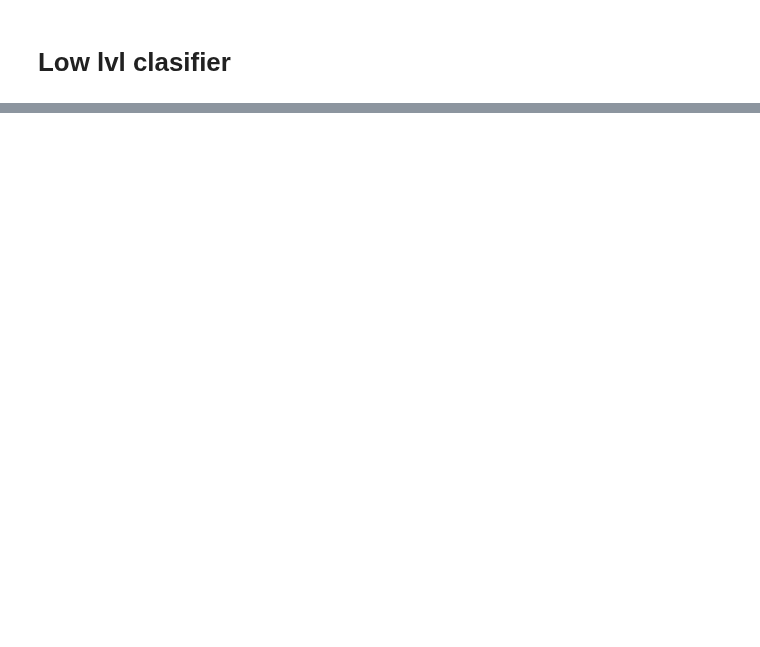
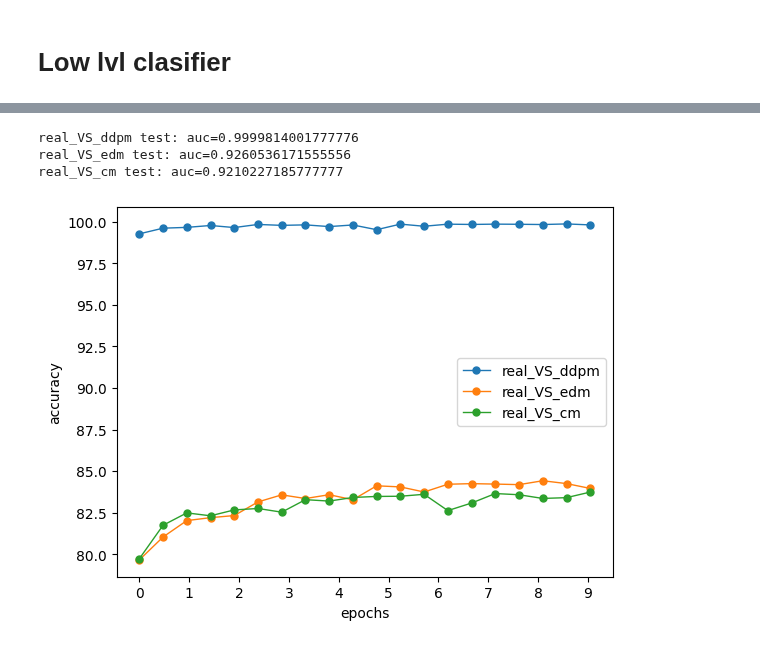
Before and after one commit to FLC-QU-hep/CaloClouds-3, a Jupyter notebook: evaluation/classifier_test.ipynb, the cells around one changed output, grey strips where cells are left out. Cells and saved outputs as stored; diff of their text form; code cells hidden in the pictures; blank space fills up the shorter version.

```diff
--- a/evaluation/classifier_test.ipynb
+++ b/evaluation/classifier_test.ipynb
@@ -221,0 +275,15 @@ plt.show()
+# %%
+for i, mode in enumerate(['real_VS_ddpm', 'real_VS_edm', 'real_VS_cm']):
+    print(f"{mode} test: auc={auc_scres[i]}")
+    test_acccs = np.load('test_acccs_{}.npy'.format(mode))
+    plt.plot(test_acccs, label=mode, marker='o', lw=1, ms=5)
+plt.xticks(np.arange(0, len(test_acccs), 2.1), np.arange(10))
+plt.xlabel('epochs')
+plt.ylabel('accuracy')
+plt.legend()
+plt.show()
+# %% [output]
+real_VS_ddpm test: auc=0.9999814001777776
+real_VS_edm test: auc=0.9260536171555556
+real_VS_cm test: auc=0.9210227185777777
+[figure, added]
```
Also changed, not shown: parts of 10 cells of this notebook.
